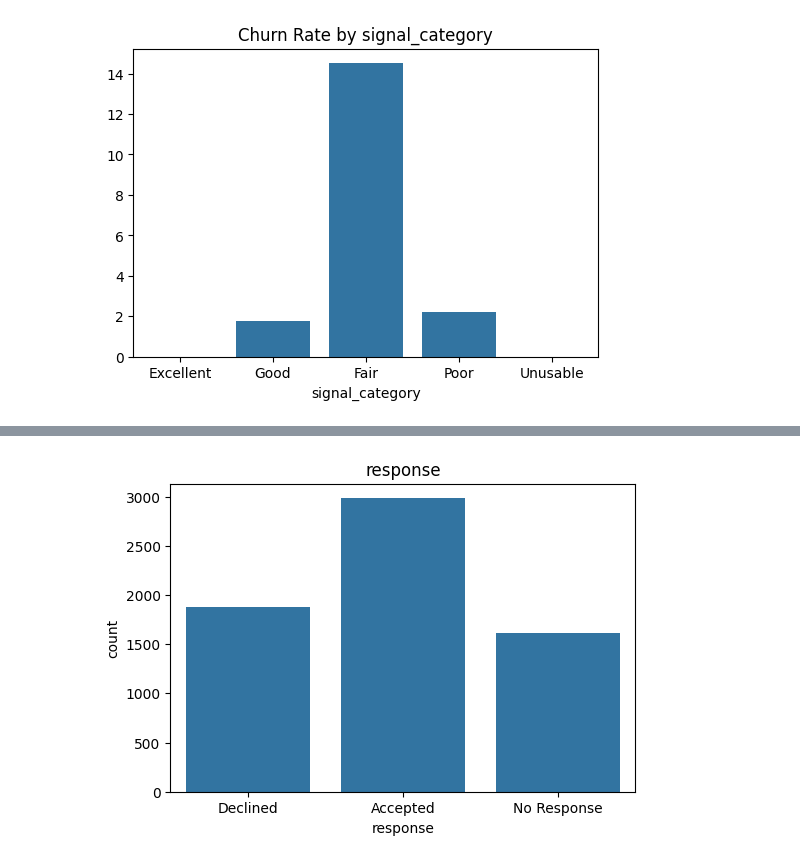
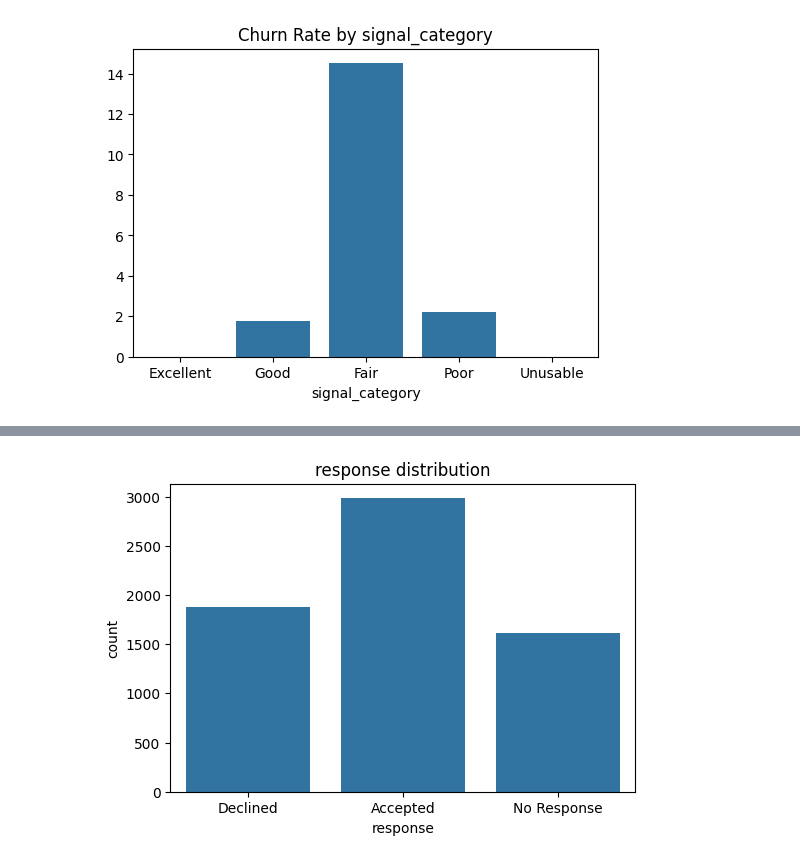
Before and after one commit to KishoreAIML/-NexaTel-Customer-Churn-Analytics-Project, a Jupyter notebook: notebooks/Phase2_EDA_Kishore_Tirumani.ipynb, the cells around one changed output, grey strips where cells are left out. Saved outputs shown, nothing was run; the diff lists cells and outputs as text; code cells hidden in the pictures.

```diff
--- a/notebooks/Phase2_EDA_Kishore_Tirumani.ipynb
+++ b/notebooks/Phase2_EDA_Kishore_Tirumani.ipynb
@@ -389,7 +428,8 @@ retention_campaigns_data.head()
 # %%
 plt.figure(figsize = (6,4))
 sns.countplot(x = retention_campaigns_data["response"])
-plt.title("response")
+plt.title("response distribution")
+plt.savefig("response distribution.png", dpi = 300, bbox_inches  = "tight", facecolor = "lightgray")
 plt.show()
 # %% [output]
-[figure, old version]
+[figure, new version]
```
Also changed, not shown: parts of 20 cells of this notebook, 20 other files.
